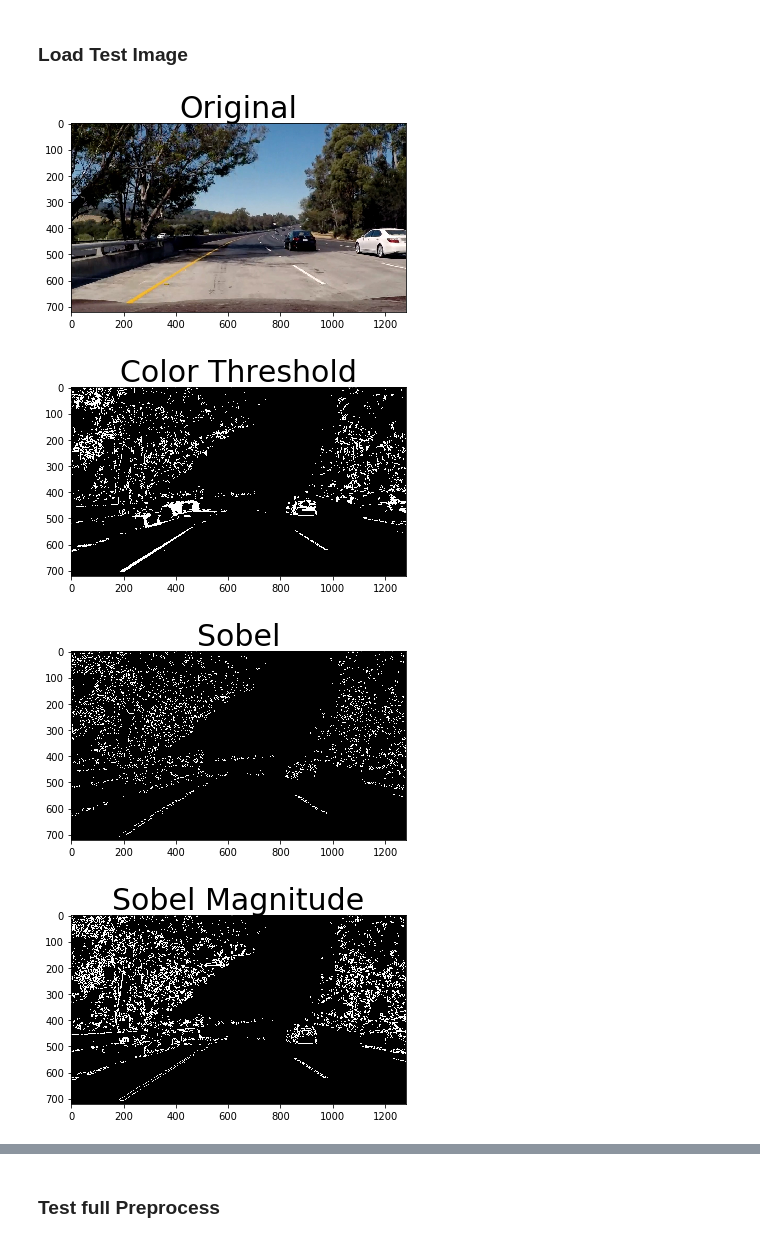
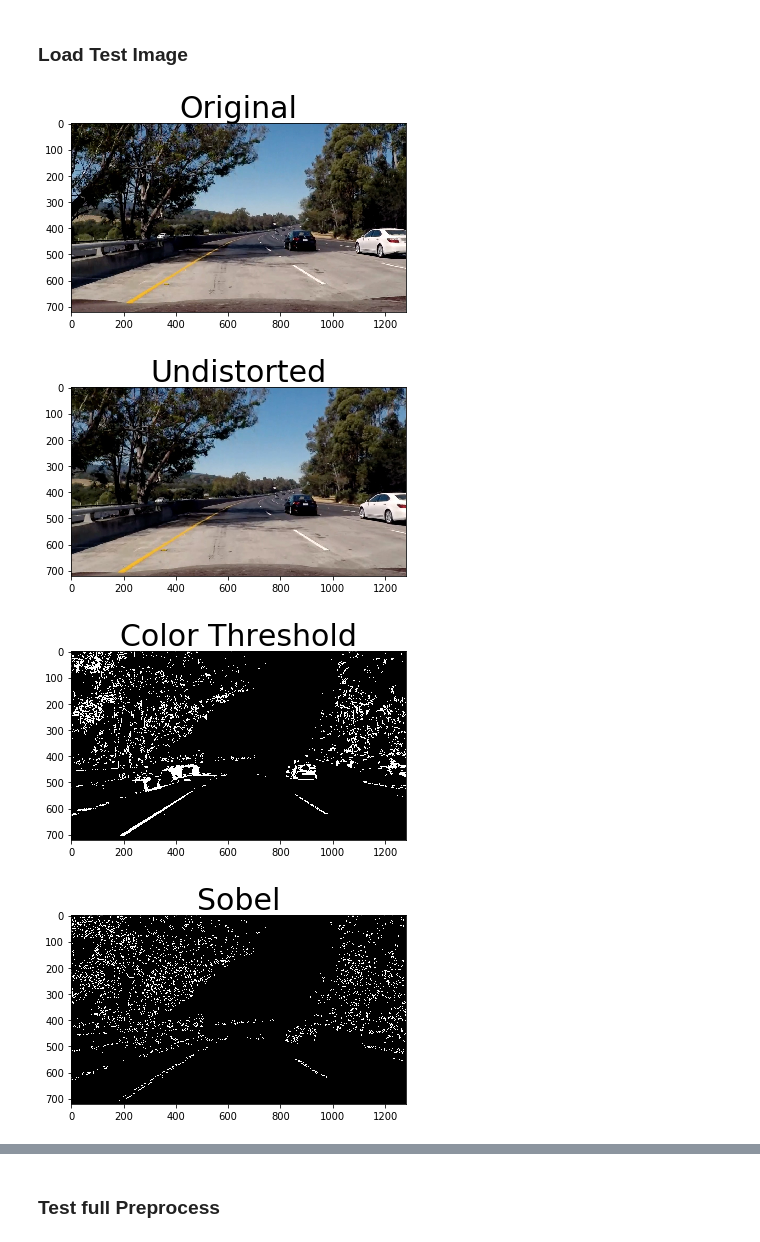
Before and after one commit to Maesla/Advanced-Lane-Lines, a Jupyter notebook: advance_lane_lines.ipynb, the cells around one changed output, grey strips where cells are left out. Saved outputs shown, nothing was run; the diff lists cells and outputs as text; code cells hidden in the pictures.

```diff
--- a/advance_lane_lines.ipynb
+++ b/advance_lane_lines.ipynb
@@ -16,6 +16,7 @@ The goals / steps of this project are the following:
 ## First, I'll compute the camera calibration using chessboard images
 # %%
 calibration_folder = './camera_cal'
+output_folder = './output_images'
 # %% [markdown]
 ### Extracting Points
 # %%
@@ -249,56 +250,57 @@ plot_image(0,test_image, 'Original', mode = 'BGR')
 undistorted_img = undistort_image(test_image, mtx, dist)
 
 plot_image(1,undistorted_img, 'Undistorted', mode = 'BGR')
+cv2.imwrite(output_folder + '/undistorted_road.png' ,undistorted_img)
 
 color_threshold = to_saturation(undistorted_img, thresh = (170, 255))
-plot_image(1,color_threshold, 'Color Threshold', mode = 'GRAY')
+plot_image(2,color_threshold, 'Color Threshold', mode = 'GRAY')
 
 sobel = sobel_thresh(color_threshold, orient='x', sobel_kernel=3, thresh=(20, 100))
 
-plot_image(2,sobel, 'Sobel', mode = 'GRAY')
+plot_image(3,sobel, 'Sobel', mode = 'GRAY')
 
 sobel_mag = sobel_magnitude(color_threshold, sobel_kernel=3, mag_thresh=(100, 255))
-plot_image(3,sobel_mag, 'Sobel Magnitude', mode = 'GRAY')
+plot_image(4,sobel_mag, 'Sobel Magnitude', mode = 'GRAY')
 
 
 sobel_dir = sobel_direction(color_threshold, sobel_kernel=15, thresh=(0.7, 1.3))
-plot_image(4,sobel_dir, 'Sobel Direction', mode = 'GRAY')
+plot_image(5,sobel_dir, 'Sobel Direction', mode = 'GRAY')
 
 sobel_comb = sobel_combined(color_threshold)
-plot_image(5,sobel_comb, 'Sobel Combined', mode = 'GRAY')
+plot_image(6,sobel_comb, 'Sobel Combined', mode = 'GRAY')
 
 # = [[280,670],[1034, 670],[560,475],[725,475]]
 p = [[197,715],[1136, 715],[594,447],[691,447]]
 
-plot_image(6,test_image, 'Perspective', mode = 'BGR', points = p)
+plot_image(7,test_image, 'Perspective', mode = 'BGR', points = p)
 
 src = np.float32(p)
 #dest = np.float32([[280,670],[1034, 670],[280,0],[1034,0]])
 #dest = np.float32([p[0],p[1],[280,0],[1034,0]])
 #dest = np.float32(squared_points(src, top = 0))
 
 bottom_left = src[0]
 bottom_right = src[1]
 top_left = src[2]
 top_right = src[3]
 
 new_bottom_left = [300,bottom_left[1]]
 new_bottom_right = [1000,bottom_right[1]]
 new_top_left = [300,0]
 new_top_right = [1000,0]
 
 dest = []
 dest.append(new_bottom_left)
 dest.append(new_bottom_right)
 dest.append(new_top_left)
 dest.append(new_top_right)
 dest = np.float32(dest)
 
 
 perspective_trasformed = perspective_transform_full_process(test_image, src, dest)
-plot_image(7,perspective_trasformed, 'Transformed', mode = 'BGR')
+plot_image(8,perspective_trasformed, 'Transformed', mode = 'BGR')
 # %% [output]
 [figure]
-[figure, old version]
+[figure, new version]
-[figure, old version]
+[figure, new version]
-[figure, old version]
+[figure, new version]
```
Also changed, not shown: parts of 2 cells of this notebook, 5 other files.
